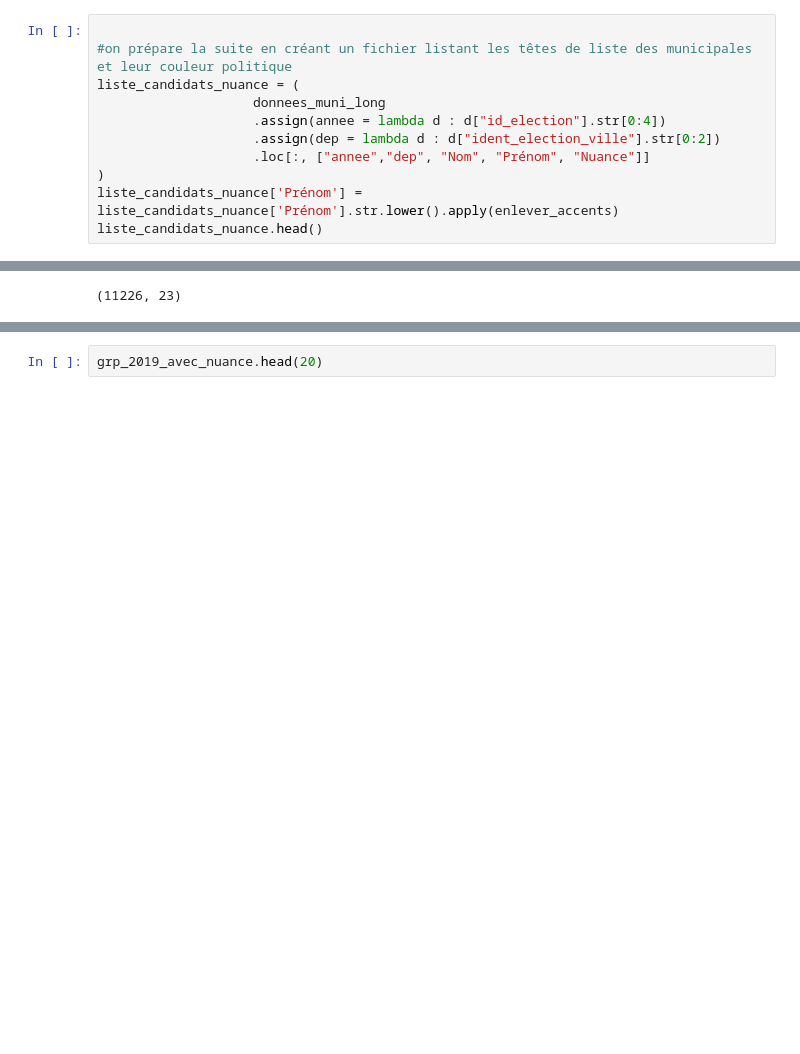
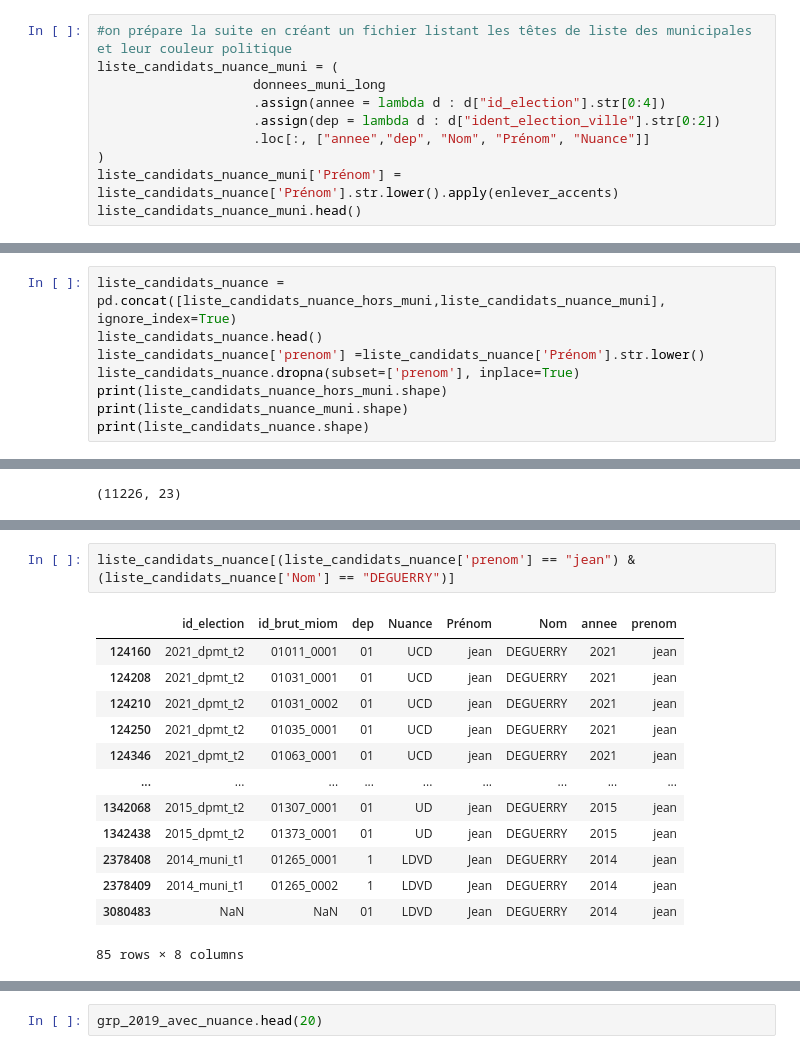
Before and after one commit to xdalp/projet3A, a Jupyter notebook: vote.ipynb, the cells around one changed output, grey strips where cells are left out. Drawn from its saved outputs; the diff is of its cells as text; blank space fills up the shorter version.

```diff
--- a/vote.ipynb
+++ b/vote.ipynb
@@ -191,14 +171,13 @@ donnees_muni_long.head()
 | 3 | 2008_muni_t1 | 01004 | SASSO | Jean-Marc | LDVD | 784.0 | ... |
 | 5 | 2008_muni_t1 | 01014 | MAISSIAT | Liliane | LMAJ | 985.0 | ... |
 # %%
-
 #on prépare la suite en créant un fichier listant les têtes de liste des municipales et leur couleur politique
-liste_candidats_nuance = (
+liste_candidats_nuance_muni = (
                     donnees_muni_long
                     .assign(annee = lambda d : d["id_election"].str[0:4])
                     .assign(dep = lambda d : d["ident_election_ville"].str[0:2])
                     .loc[:, ["annee","dep", "Nom", "Prénom", "Nuance"]]
 )
-liste_candidats_nuance['Prénom'] = liste_candidats_nuance['Prénom'].str.lower().apply(enlever_accents)
-liste_candidats_nuance.head()
+liste_candidats_nuance_muni['Prénom'] = liste_candidats_nuance['Prénom'].str.lower().apply(enlever_accents)
+liste_candidats_nuance_muni.head()
 # %% [output]
@@ -210,0 +187,8 @@ liste_candidats_nuance.head()
+# %%
+liste_candidats_nuance = pd.concat([liste_candidats_nuance_hors_muni,liste_candidats_nuance_muni], ignore_index=True)
+liste_candidats_nuance.head()
+liste_candidats_nuance['prenom'] =liste_candidats_nuance['Prénom'].str.lower()
+liste_candidats_nuance.dropna(subset=['prenom'], inplace=True)
+print(liste_candidats_nuance_hors_muni.shape)
+print(liste_candidats_nuance_muni.shape)
+print(liste_candidats_nuance.shape)
@@ -255,3 +242,19 @@ grp_2019.shape
+# %%
+liste_candidats_nuance[(liste_candidats_nuance['prenom'] == "jean") & (liste_candidats_nuance['Nom'] == "DEGUERRY")]
+# %% [output]
+|  | id_election | id_brut_miom | dep | Nuance | Prénom | Nom | annee | prenom |
+| 124160 | 2021_dpmt_t2 | 01011_0001 | 01 | UCD | jean | DEGUERRY | 2021 | jean |
+| 124208 | 2021_dpmt_t2 | 01031_0001 | 01 | UCD | jean | DEGUERRY | 2021 | jean |
+| 124210 | 2021_dpmt_t2 | 01031_0002 | 01 | UCD | jean | DEGUERRY | 2021 | jean |
+| 124250 | 2021_dpmt_t2 | 01035_0001 | 01 | UCD | jean | DEGUERRY | 2021 | jean |
+| 124346 | 2021_dpmt_t2 | 01063_0001 | 01 | UCD | jean | DEGUERRY | 2021 | jean |
+| ... | ... | ... | ... | ... | ... | ... | ... | ... |
+| 1342068 | 2015_dpmt_t2 | 01307_0001 | 01 | UD | jean | DEGUERRY | 2015 | jean |
+| 1342438 | 2015_dpmt_t2 | 01373_0001 | 01 | UD | jean | DEGUERRY | 2015 | jean |
+| 2378408 | 2014_muni_t1 | 01265_0001 | 1 | LDVD | Jean | DEGUERRY | 2014 | jean |
+| 2378409 | 2014_muni_t1 | 01265_0002 | 1 | LDVD | Jean | DEGUERRY | 2014 | jean |
+| 3080483 | NaN | NaN | 01 | LDVD | Jean | DEGUERRY | 2014 | jean |
+85 rows × 8 columns
 # %%
 grp_2019_avec_nuance = pd.merge(
     grp_2019,
```
Also changed, not shown: parts of 17 cells of this notebook.
